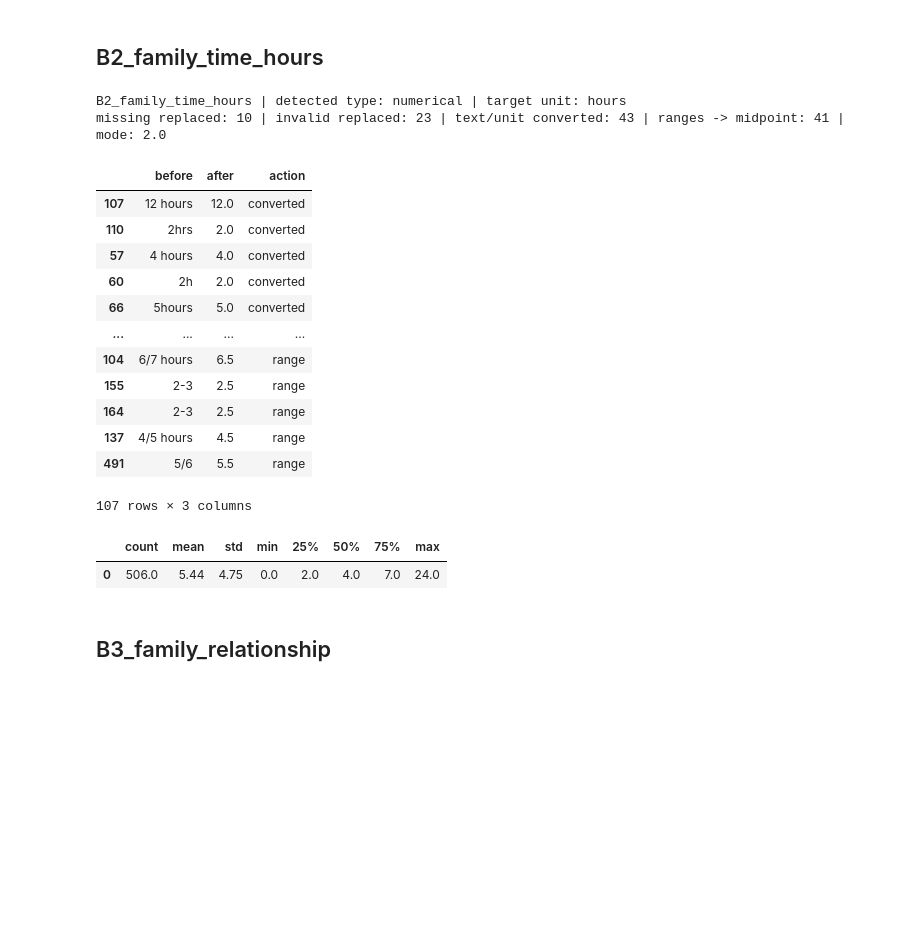
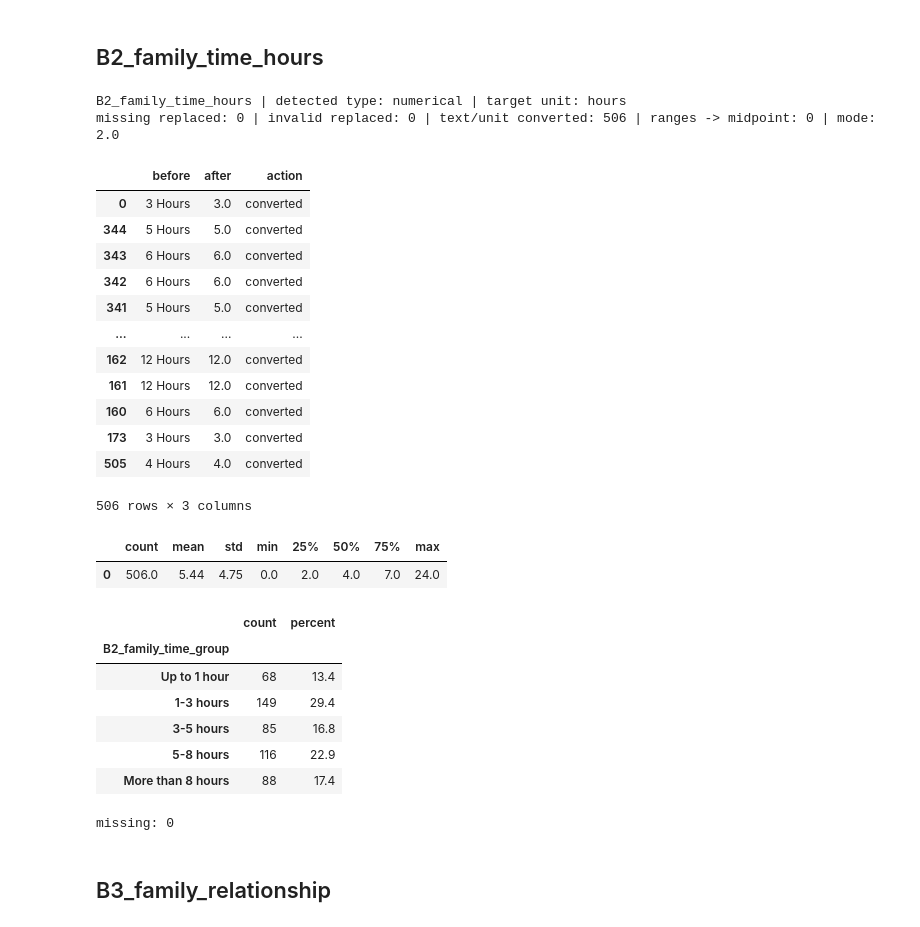
Before and after one commit to arshadziban/Reels-Mental-Health-Well-Being-Report, a Jupyter notebook: 1_finetune_dataset.ipynb, the cells around one changed output. Saved outputs shown, nothing was run; the diff lists cells and outputs as text; code cells hidden in the pictures; blank space fills up the shorter version.

```diff
--- a/1_finetune_dataset.ipynb
+++ b/1_finetune_dataset.ipynb
@@ -491,3 +491,10 @@ missing replaced: 3 | invalid replaced: 0 | modified: 3 | mode: Islam
 | Islam | 491 | 97.0 |
 | Hindu | 12 | 2.4 |
 | Christian | 3 | 0.6 |
+# %%
+# A3_religion - merge the small groups (Hindu, Christian) into one category
+df["A3_religion"] = df["A3_religion"].replace({"Hindu": "Hindu/Christian", "Christian": "Hindu/Christian"})
+
+summary = df["A3_religion"].value_counts().rename("count").to_frame()
+summary["percent"] = (summary["count"] / summary["count"].sum() * 100).round(1)
+display(summary)
@@ -549,24 +561,44 @@ missing replaced: 2 | invalid replaced: 0 | modified: 2 | mode: Single family
 # %%
 # B2_family_time_hours
 clean_column("B2_family_time_hours")
+
+# 5 categories (right-inclusive bins) from the numeric hours, before converting to text
+labels = ["Up to 1 hour", "1-3 hours", "3-5 hours", "5-8 hours", "More than 8 hours"]
+df["B2_family_time_group"] = pd.cut(df["B2_family_time_hours"], bins=[-1, 1, 3, 5, 8, 24], labels=labels)
+
+# Show hours as text: 2 -> "2 Hours", 5.5 -> "5.5 Hours" (1 -> "1 Hour")
+df["B2_family_time_hours"] = df["B2_family_time_hours"].map(lambda h: f"{h:g} {'Hour' if h == 1 else 'Hours'}")
+
+summary = df["B2_family_time_group"].value_counts().reindex(labels).rename("count").to_frame()
+summary["percent"] = (summary["count"] / summary["count"].sum() * 100).round(1)
+display(summary)
+print("missing:", df["B2_family_time_group"].isna().sum())
 # %% [output]
 B2_family_time_hours | detected type: numerical | target unit: hours
-missing replaced: 10 | invalid replaced: 23 | text/unit converted: 43 | ranges -> midpoint: 41 | mode: 2.0
+missing replaced: 0 | invalid replaced: 0 | text/unit converted: 506 | ranges -> midpoint: 0 | mode: 2.0
 |  | before | after | action |
-| 107 | 12 hours | 12.0 | converted |
-| 110 | 2hrs | 2.0 | converted |
-| 57 | 4 hours | 4.0 | converted |
-| 60 | 2h | 2.0 | converted |
-| 66 | 5hours | 5.0 | converted |
+| 0 | 3 Hours | 3.0 | converted |
+| 344 | 5 Hours | 5.0 | converted |
+| 343 | 6 Hours | 6.0 | converted |
+| 342 | 6 Hours | 6.0 | converted |
+| 341 | 5 Hours | 5.0 | converted |
 | ... | ... | ... | ... |
-| 104 | 6/7 hours | 6.5 | range |
-| 155 | 2-3 | 2.5 | range |
-| 164 | 2-3 | 2.5 | range |
-| 137 | 4/5 hours | 4.5 | range |
-| 491 | 5/6 | 5.5 | range |
+| 162 | 12 Hours | 12.0 | converted |
+| 161 | 12 Hours | 12.0 | converted |
+| 160 | 6 Hours | 6.0 | converted |
+| 173 | 3 Hours | 3.0 | converted |
+| 505 | 4 Hours | 4.0 | converted |
-107 rows × 3 columns
+506 rows × 3 columns
 |  | count | mean | std | min | 25% | 50% | 75% | max |
 | 0 | 506.0 | 5.44 | 4.75 | 0.0 | 2.0 | 4.0 | 7.0 | 24.0 |
+|  | count | percent |
+| B2_family_time_group |  |  |
+| Up to 1 hour | 68 | 13.4 |
+| 1-3 hours | 149 | 29.4 |
+| 3-5 hours | 85 | 16.8 |
+| 5-8 hours | 116 | 22.9 |
+| More than 8 hours | 88 | 17.4 |
+missing: 0
 # %% [markdown]
 ## B3_family_relationship
 # %%
```
Also changed, not shown: parts of 5 cells of this notebook.
